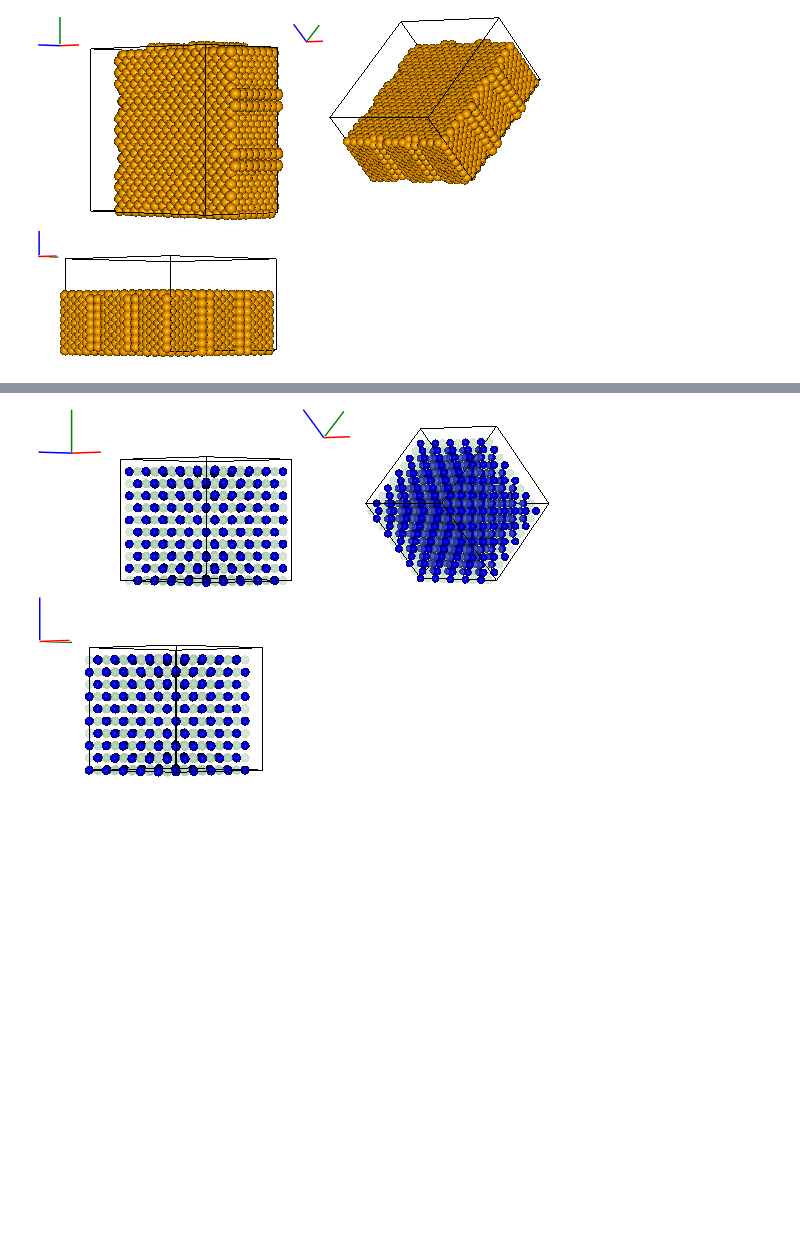
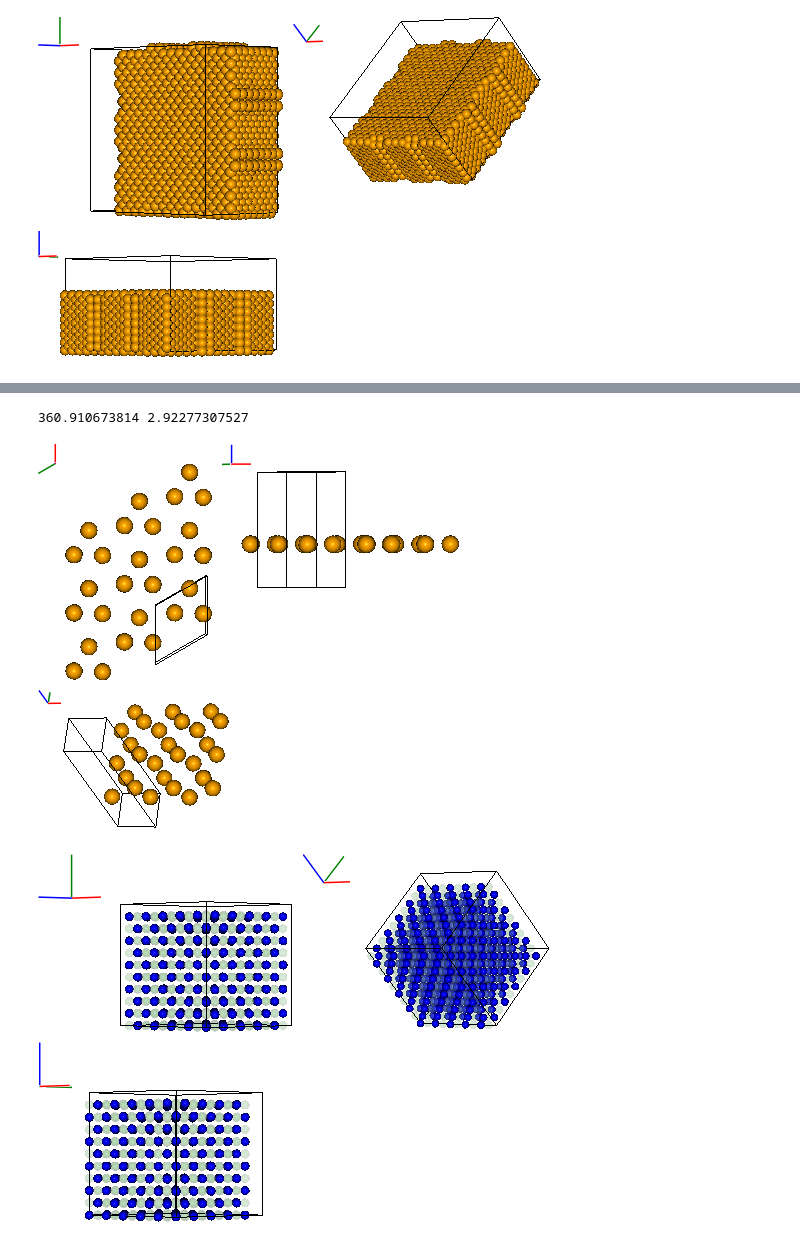
Before and after one commit to chrisjsewell/ipymd, a Jupyter notebook: example_analysis.ipynb, the cells around one changed output, grey strips where cells are left out. Saved outputs shown, nothing was run; the diff lists cells and outputs as text; code cells hidden in the pictures; blank space fills up the shorter version.

```diff
--- a/example_analysis.ipynb
+++ b/example_analysis.ipynb
@@ -55,3 +65,35 @@ vis.visualise(images, columns=2)
+# %%
+data = ipymd.data_input.crystal.Crystal(
+    [[0.37910,   0.05490,   0.12303],
+    [0.00000,   0.00000,   0.00000],
+    [0.33333,   0.66667,   0.01980],
+    [0.66530,  -0.00350,   0.25000]],
+    ['Fe','S','S','S'],
+    190, cellpar=[.5958, .5958, 1.174, 90, 90, 120],
+    mass_map={'Fe':55.8450,'S':32.06})
+sim_abc, sim_origin = data.get_simulation_box()
+
+analysis = ipymd.atom_analysis.Atom_Analysis(data.get_atom_data(), sim_abc)
+print analysis.calc_volume(), analysis.calc_density()
+
+atoms = ipymd.atom_manipulation.Atom_Manipulation(data.get_atom_data())
+atoms.repeat_cell(sim_abc, repetitions=(2,2,0))
+atoms.filter_variables('Fe')
+atoms.slice_z(2,5)
+
+vis = ipymd.visualise_sim.Visualise_Sim()
+vis.change_atom_radiimap({'Xx':0.09})
+vis.add_atoms(atoms.df)
+vis.add_box(sim_abc, sim_origin)
+vis.add_axes(sim_abc, length=0.2,offset=(-0.2,0.1))
+
+img1 = vis.get_image(xrot=0, yrot=0,zrot=90,fov=5)
+img2 = vis.get_image(xrot=90, yrot=0,fov=5)
+img3 = vis.get_image(xrot=45, yrot=45,fov=5)
+vis.visualise([img1,img2,img3],columns=2)
+# %% [output]
+360.910673814 2.92277307527
+[figure, added]
 # %%
 data = ipymd.data_input.crystal.Crystal(
     [[0.0, 0.0, 0.0], [0.5, 0.5, 0.5]], ['Na', 'Cl'],
```
Also changed, not shown: parts of 2 cells of this notebook, 6 other files.
